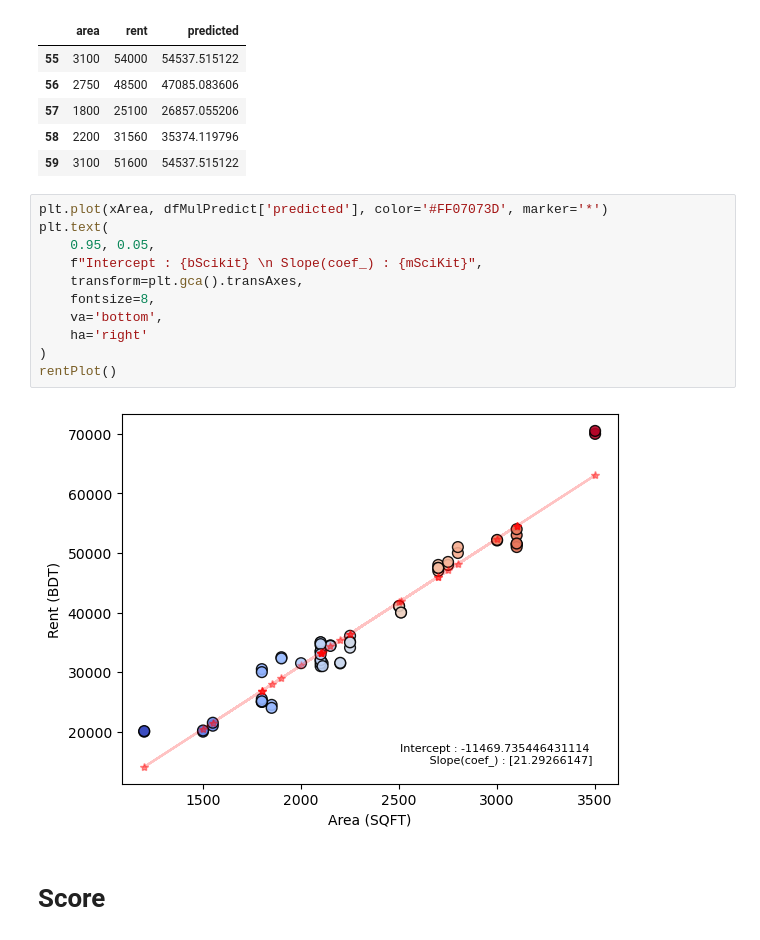
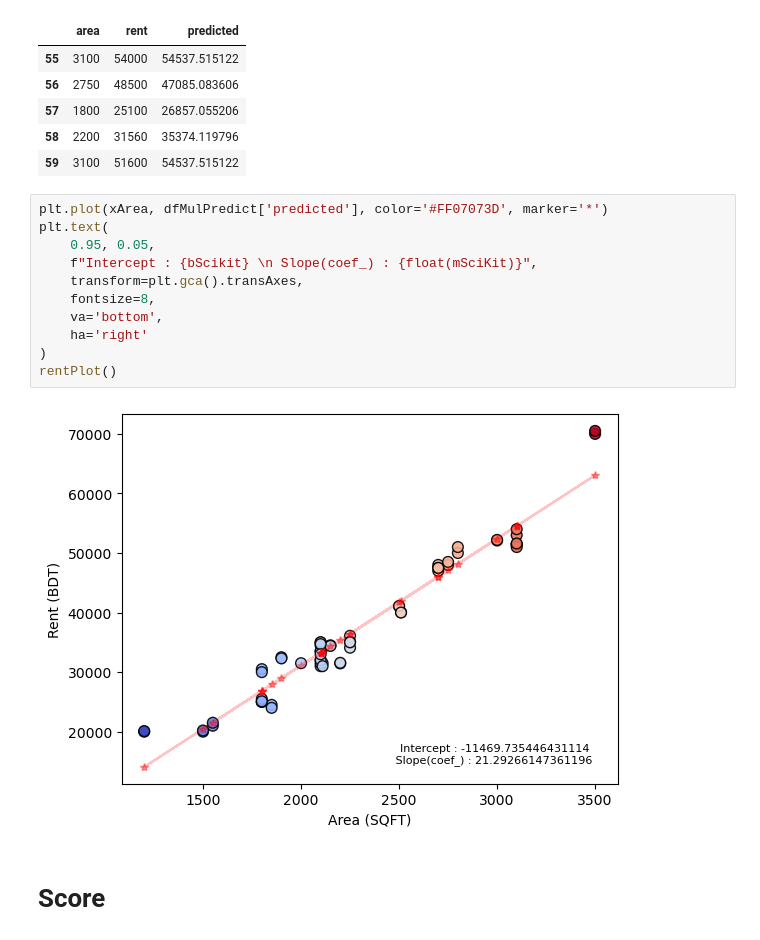
Before and after one commit to avimallik/machine_learning_workbench, a Jupyter notebook: bivariate_linear_regression/Assignment.ipynb, the cells around one changed output. Saved outputs shown, nothing was run; the diff lists cells and outputs as text.

Commit message:
coef_ list to float conversion

```diff
--- a/bivariate_linear_regression/Assignment.ipynb
+++ b/bivariate_linear_regression/Assignment.ipynb
@@ -250,16 +250,16 @@ dfMulPredict.tail()
 # %%
 plt.plot(xArea, dfMulPredict['predicted'], color='#FF07073D', marker='*')
 plt.text(
     0.95, 0.05,
-    f"Intercept : {bScikit} \n Slope(coef_) : {mSciKit}",
+    f"Intercept : {bScikit} \n Slope(coef_) : {float(mSciKit)}",
     transform=plt.gca().transAxes,
     fontsize=8,
     va='bottom',
     ha='right'
 )
 rentPlot()
 # %% [output]
-[figure, old version]
+[figure, new version]
 # %% [markdown]
 # Score
 # %%
```
